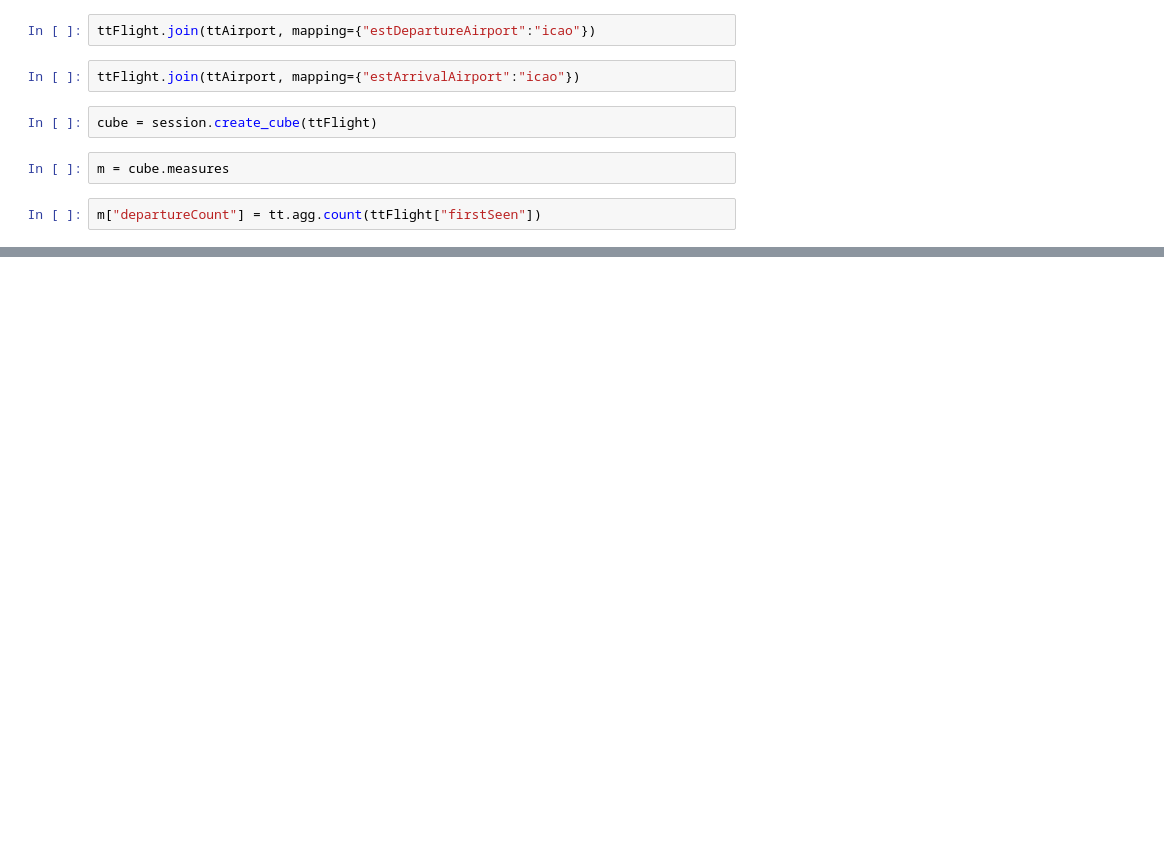
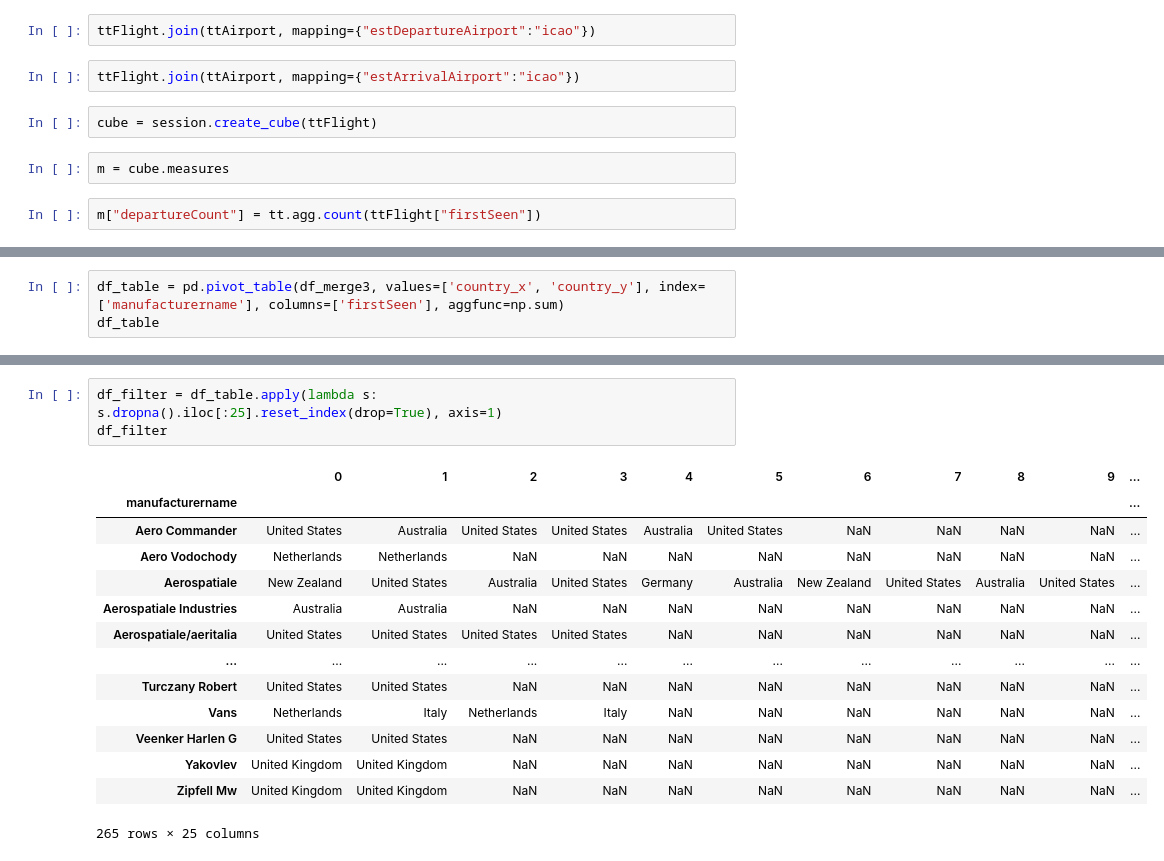
Before and after one commit to adityar22/rekdat-flight_daa, a Jupyter notebook: flightData.ipynb, the cells around one changed output, grey strips where cells are left out. Saved outputs shown, nothing was run; the diff lists cells and outputs as text; blank space fills up the shorter version.

```diff
--- a/flightData.ipynb
+++ b/flightData.ipynb
@@ -282,0 +319,3 @@ session.visualize()
+# %%
+df_table = pd.pivot_table(df_merge3, values=['country_x', 'country_y'], index=['manufacturername'], columns=['firstSeen'], aggfunc=np.sum)
+df_table
@@ -282,0 +338,18 @@ session.visualize()
+# %%
+df_filter = df_table.apply(lambda s: s.dropna().iloc[:25].reset_index(drop=True), axis=1)
+df_filter
+# %% [output]
+|  | 0 | 1 | 2 | 3 | 4 | 5 | 6 | 7 | 8 | 9 | ... |
+| manufacturername |  |  |  |  |  |  |  |  |  |  | ... |
+| Aero Commander | United States | Australia | United States | United States | Australia | United States | NaN | NaN | NaN | NaN | ... |
+| Aero Vodochody | Netherlands | Netherlands | NaN | NaN | NaN | NaN | NaN | NaN | NaN | NaN | ... |
+| Aerospatiale | New Zealand | United States | Australia | United States | Germany | Australia | New Zealand | United States | Australia | United States | ... |
+| Aerospatiale Industries | Australia | Australia | NaN | NaN | NaN | NaN | NaN | NaN | NaN | NaN | ... |
+| Aerospatiale/aeritalia | United States | United States | United States | United States | NaN | NaN | NaN | NaN | NaN | NaN | ... |
+| ... | ... | ... | ... | ... | ... | ... | ... | ... | ... | ... | ... |
+| Turczany Robert | United States | United States | NaN | NaN | NaN | NaN | NaN | NaN | NaN | NaN | ... |
+| Vans | Netherlands | Italy | Netherlands | Italy | NaN | NaN | NaN | NaN | NaN | NaN | ... |
+| Veenker Harlen G | United States | United States | NaN | NaN | NaN | NaN | NaN | NaN | NaN | NaN | ... |
+| Yakovlev | United Kingdom | United Kingdom | NaN | NaN | NaN | NaN | NaN | NaN | NaN | NaN | ... |
+| Zipfell Mw | United Kingdom | United Kingdom | NaN | NaN | NaN | NaN | NaN | NaN | NaN | NaN | ... |
+265 rows × 25 columns
```
Also changed, not shown: parts of 19 cells of this notebook.
